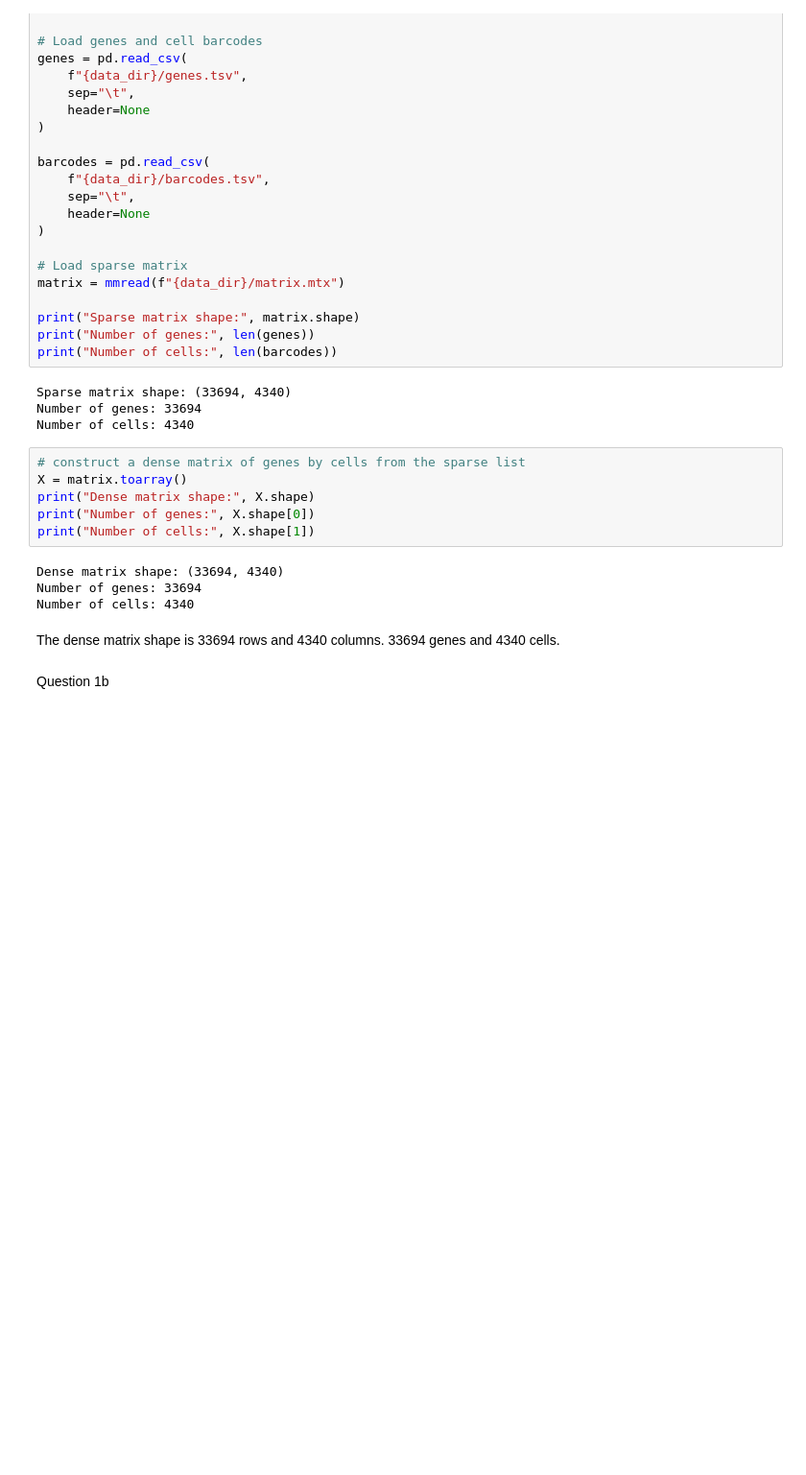
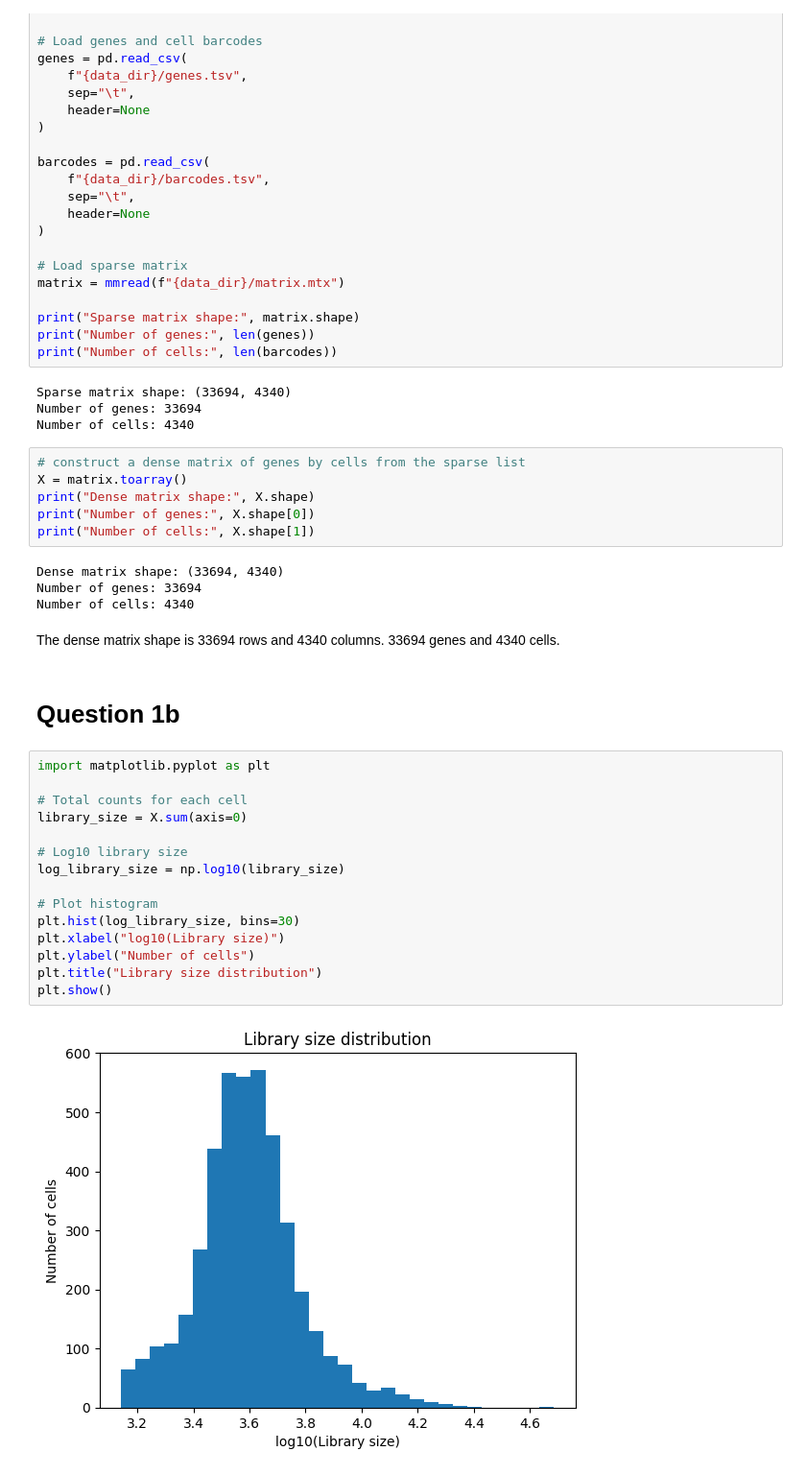
Before and after one commit to CharlotteZZh/BMCS-4480_HW1, a Jupyter notebook: BMCS_4480_HW1.ipynb, the cells around one changed output. Shown at 96% size. Drawn from its saved outputs; the diff is of its cells as text; blank space fills up the shorter version.

```diff
--- a/BMCS_4480_HW1.ipynb
+++ b/BMCS_4480_HW1.ipynb
@@ -44,4 +44,21 @@ Number of cells: 4340
 # %% [markdown]
 The dense matrix shape is 33694 rows and 4340 columns. 33694 genes and 4340 cells.
 # %% [markdown]
-Question 1b
+# Question 1b
+# %%
+import matplotlib.pyplot as plt
+
+# Total counts for each cell
+library_size = X.sum(axis=0)
+
+# Log10 library size
+log_library_size = np.log10(library_size)
+
+# Plot histogram
+plt.hist(log_library_size, bins=30)
+plt.xlabel("log10(Library size)")
+plt.ylabel("Number of cells")
+plt.title("Library size distribution")
+plt.show()
+# %% [output]
+[figure, added]
```
Also changed, not shown: parts of 7 cells of this notebook.
